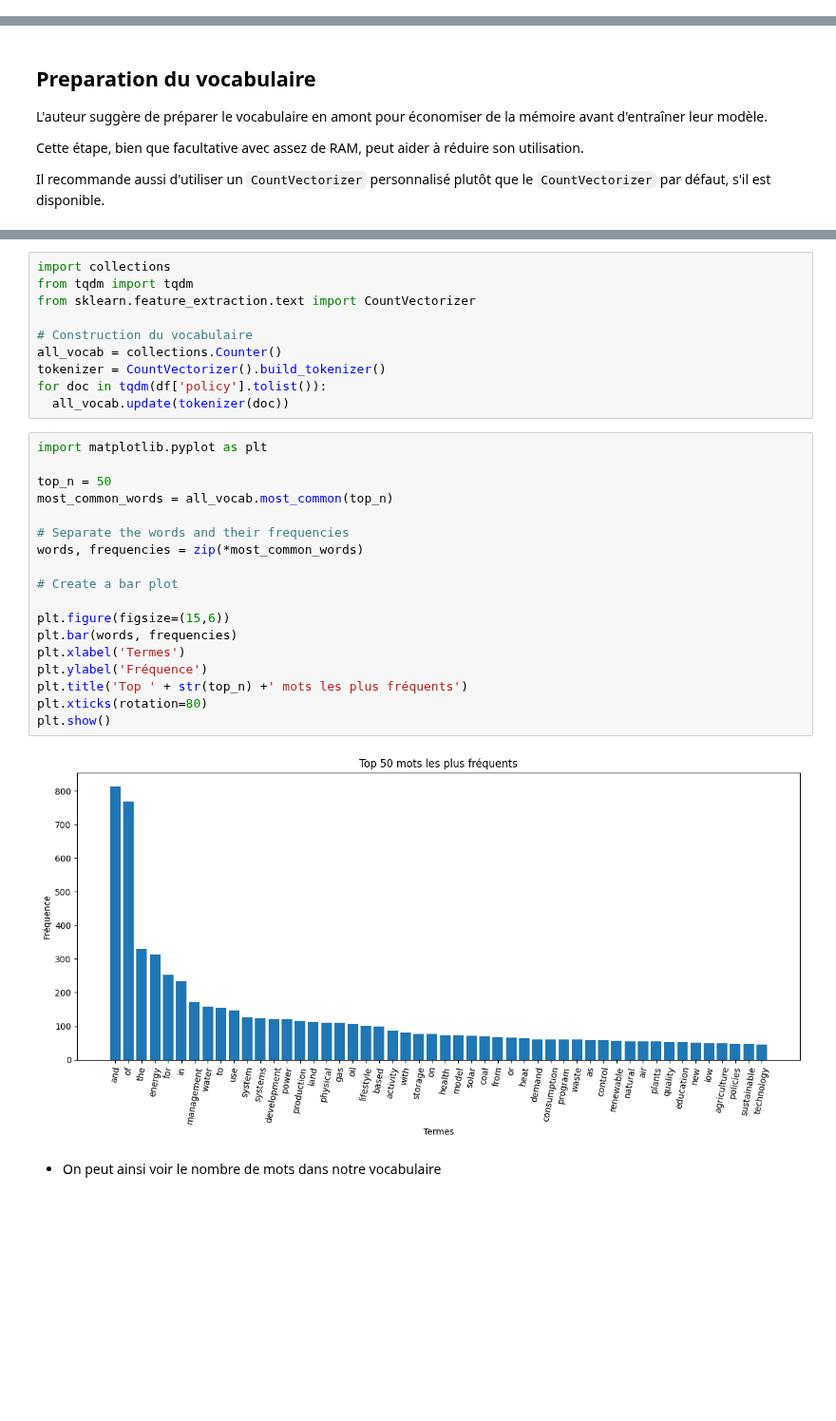
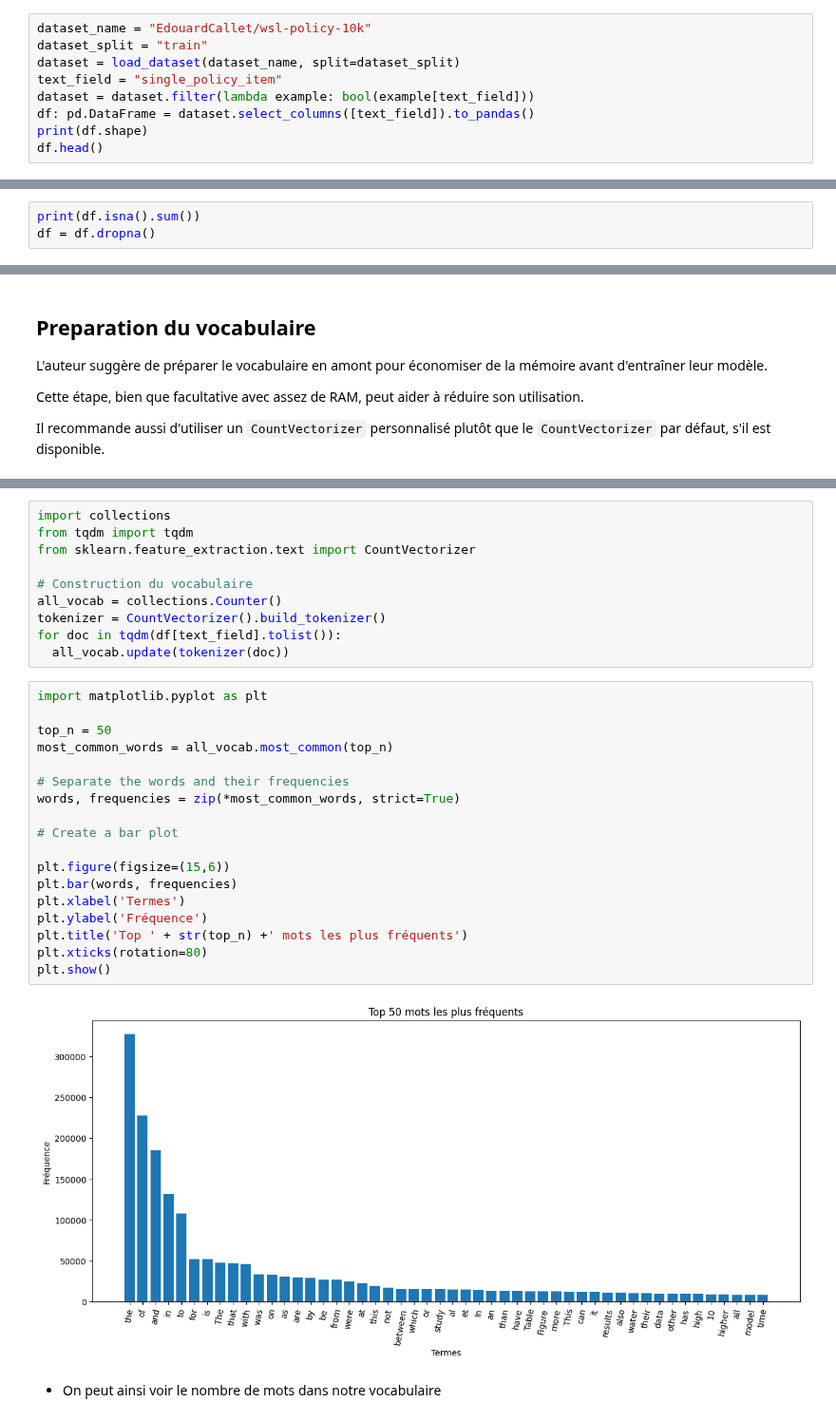
Before and after one commit to dataforgoodfr/13_democratiser_sobriete, a Jupyter notebook: policy_analysis/old/notebooks/BERTopic.ipynb, the cells around one changed output, grey strips where cells are left out. Shown at 95% size. Drawn from its saved outputs; the diff is of its cells as text; blank space fills up the shorter version.

```diff
--- a/policy_analysis/old/notebooks/BERTopic.ipynb
+++ b/policy_analysis/old/notebooks/BERTopic.ipynb
@@ -40,0 +26,9 @@ df.head()
+# %%
+dataset_name = "EdouardCallet/wsl-policy-10k"
+dataset_split = "train"
+dataset = load_dataset(dataset_name, split=dataset_split)
+text_field = "single_policy_item"
+dataset = dataset.filter(lambda example: bool(example[text_field]))
+df: pd.DataFrame = dataset.select_columns([text_field]).to_pandas()
+print(df.shape)
+df.head()
@@ -41,3 +43,6 @@ df.head()
+# %%
+print(df.isna().sum())
+df = df.dropna()
 # %% [markdown]
 ## Embeddings
 
@@ -94,27 +102,27 @@ from sklearn.feature_extraction.text import CountVectorizer
 # Construction du vocabulaire
 all_vocab = collections.Counter()
 tokenizer = CountVectorizer().build_tokenizer()
-for doc in tqdm(df['policy'].tolist()):
+for doc in tqdm(df[text_field].tolist()):
   all_vocab.update(tokenizer(doc))
 # %%
 import matplotlib.pyplot as plt
 
 top_n = 50
 most_common_words = all_vocab.most_common(top_n)
 
 # Separate the words and their frequencies
-words, frequencies = zip(*most_common_words)
+words, frequencies = zip(*most_common_words, strict=True)
 
 # Create a bar plot
 
 plt.figure(figsize=(15,6))
 plt.bar(words, frequencies)
 plt.xlabel('Termes')
 plt.ylabel('Fréquence')
 plt.title('Top ' + str(top_n) +' mots les plus fréquents')
 plt.xticks(rotation=80)
 plt.show()
 # %% [output]
-[figure, old version]
+[figure, new version]
 # %% [markdown]
 - On peut ainsi voir le nombre de mots dans notre vocabulaire
```
Also changed, not shown: parts of 17 cells of this notebook, 16 other files.
